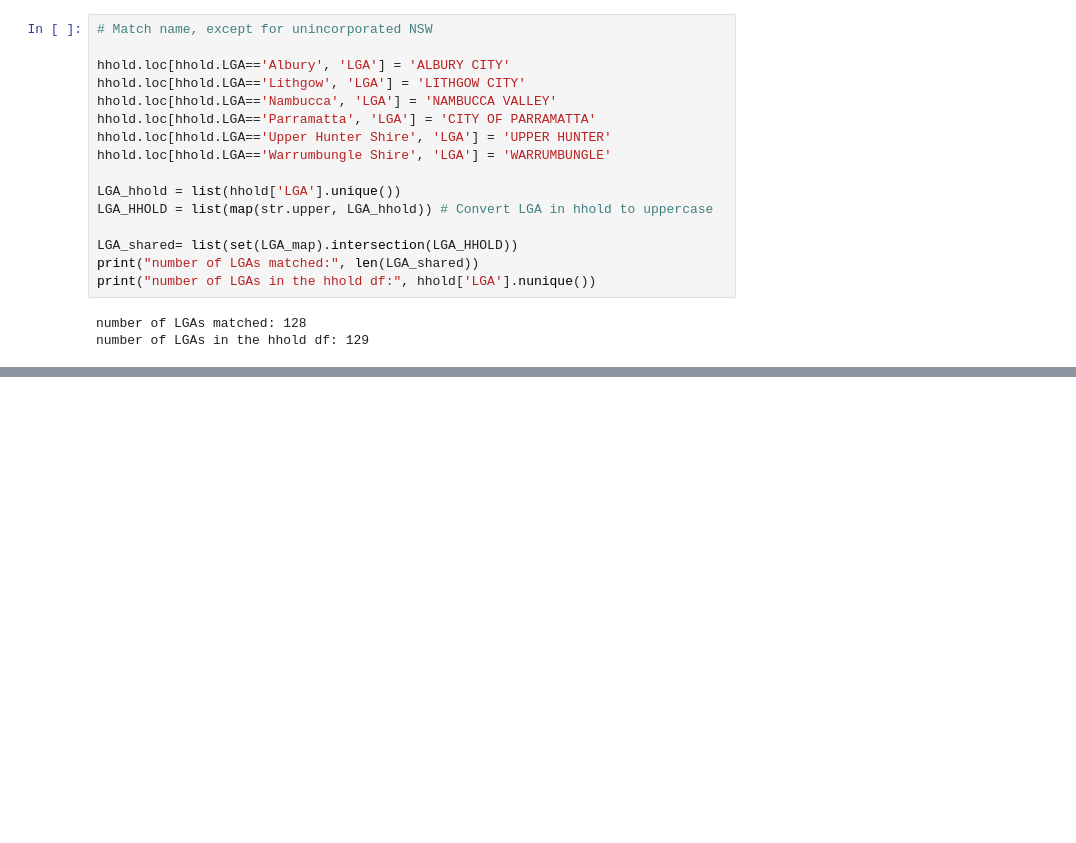
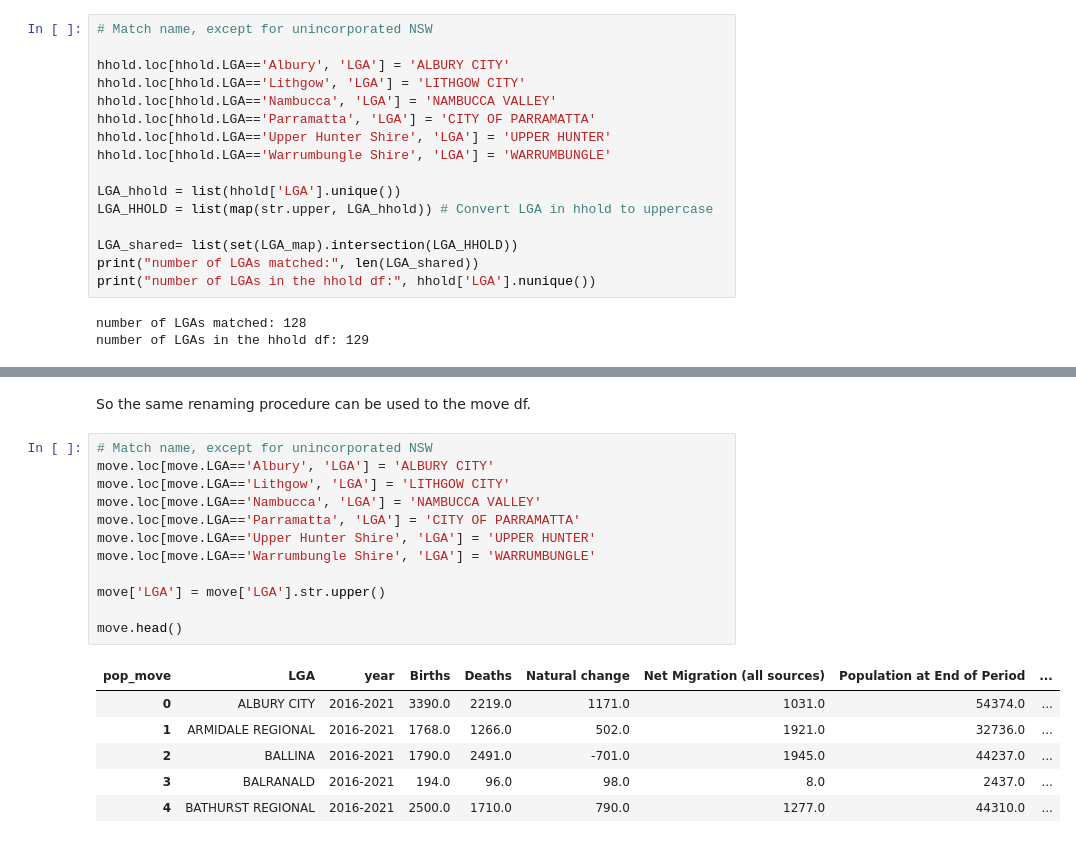
Before and after one commit to walthersy/NSW-house-price, a Jupyter notebook: Data Cleaning Pt1 (sales and rent) COPY.ipynb, the cells around one changed output, grey strips where cells are left out. Drawn from its saved outputs; the diff is of its cells as text; blank space fills up the shorter version.

```diff
--- a/Data Cleaning Pt1 (sales and rent) COPY.ipynb
+++ b/Data Cleaning Pt1 (sales and rent) COPY.ipynb
@@ -783,0 +987,21 @@ df_hhold_wide = hhold
+# %% [markdown]
+So the same renaming procedure can be used to the move df.
+# %%
+# Match name, except for unincorporated NSW
+move.loc[move.LGA=='Albury', 'LGA'] = 'ALBURY CITY'
+move.loc[move.LGA=='Lithgow', 'LGA'] = 'LITHGOW CITY'
+move.loc[move.LGA=='Nambucca', 'LGA'] = 'NAMBUCCA VALLEY'
+move.loc[move.LGA=='Parramatta', 'LGA'] = 'CITY OF PARRAMATTA'
+move.loc[move.LGA=='Upper Hunter Shire', 'LGA'] = 'UPPER HUNTER'
+move.loc[move.LGA=='Warrumbungle Shire', 'LGA'] = 'WARRUMBUNGLE'
+
+move['LGA'] = move['LGA'].str.upper()
+
+move.head()
+# %% [output]
+| pop_move | LGA | year | Births | Deaths | Natural change | Net Migration (all sources) | Population at End of Period | ... |
+| 0 | ALBURY CITY | 2016-2021 | 3390.0 | 2219.0 | 1171.0 | 1031.0 | 54374.0 | ... |
+| 1 | ARMIDALE REGIONAL | 2016-2021 | 1768.0 | 1266.0 | 502.0 | 1921.0 | 32736.0 | ... |
+| 2 | BALLINA | 2016-2021 | 1790.0 | 2491.0 | -701.0 | 1945.0 | 44237.0 | ... |
+| 3 | BALRANALD | 2016-2021 | 194.0 | 96.0 | 98.0 | 8.0 | 2437.0 | ... |
+| 4 | BATHURST REGIONAL | 2016-2021 | 2500.0 | 1710.0 | 790.0 | 1277.0 | 44310.0 | ... |
```
Also changed, not shown: parts of 50 cells of this notebook, 3 other files.
